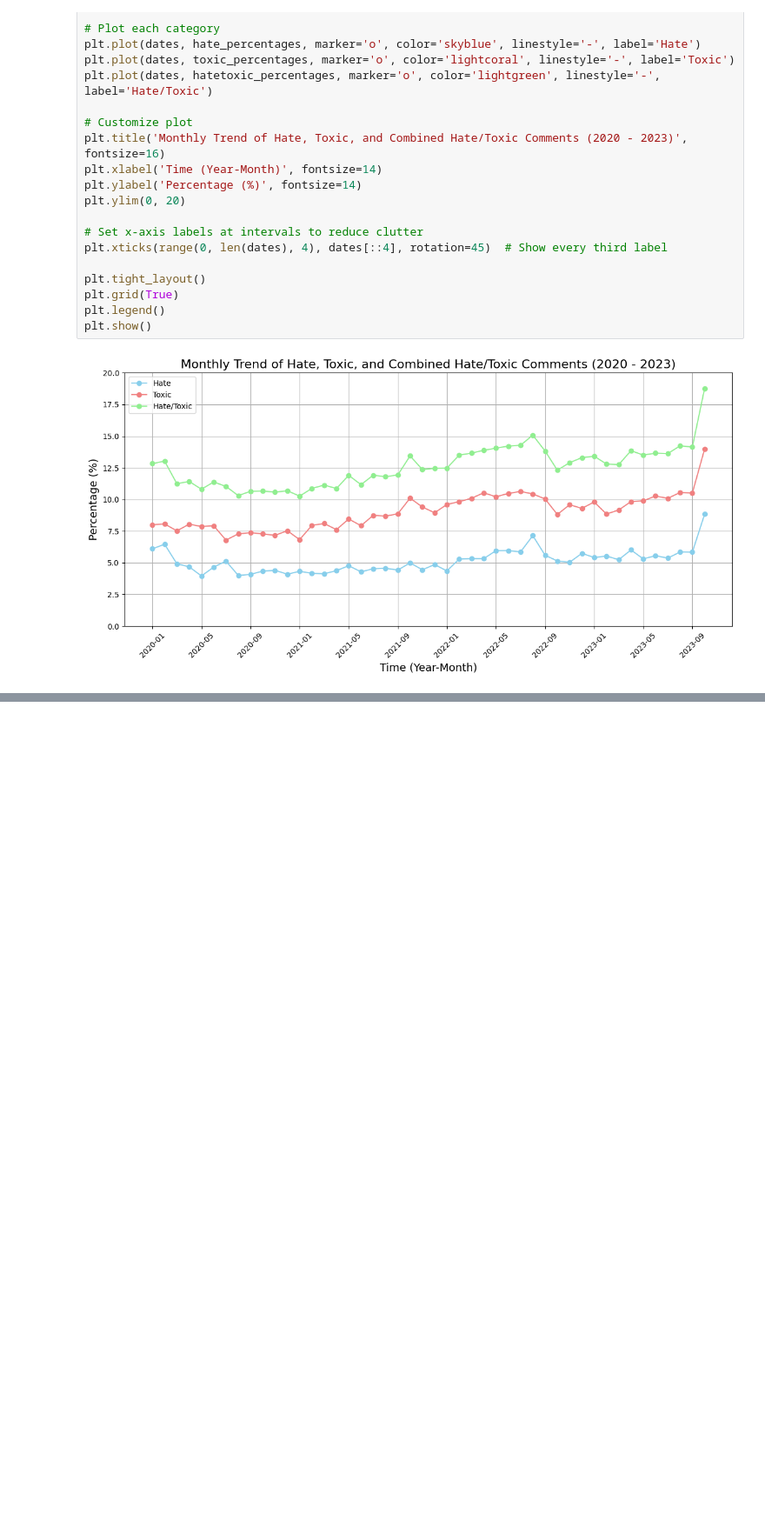
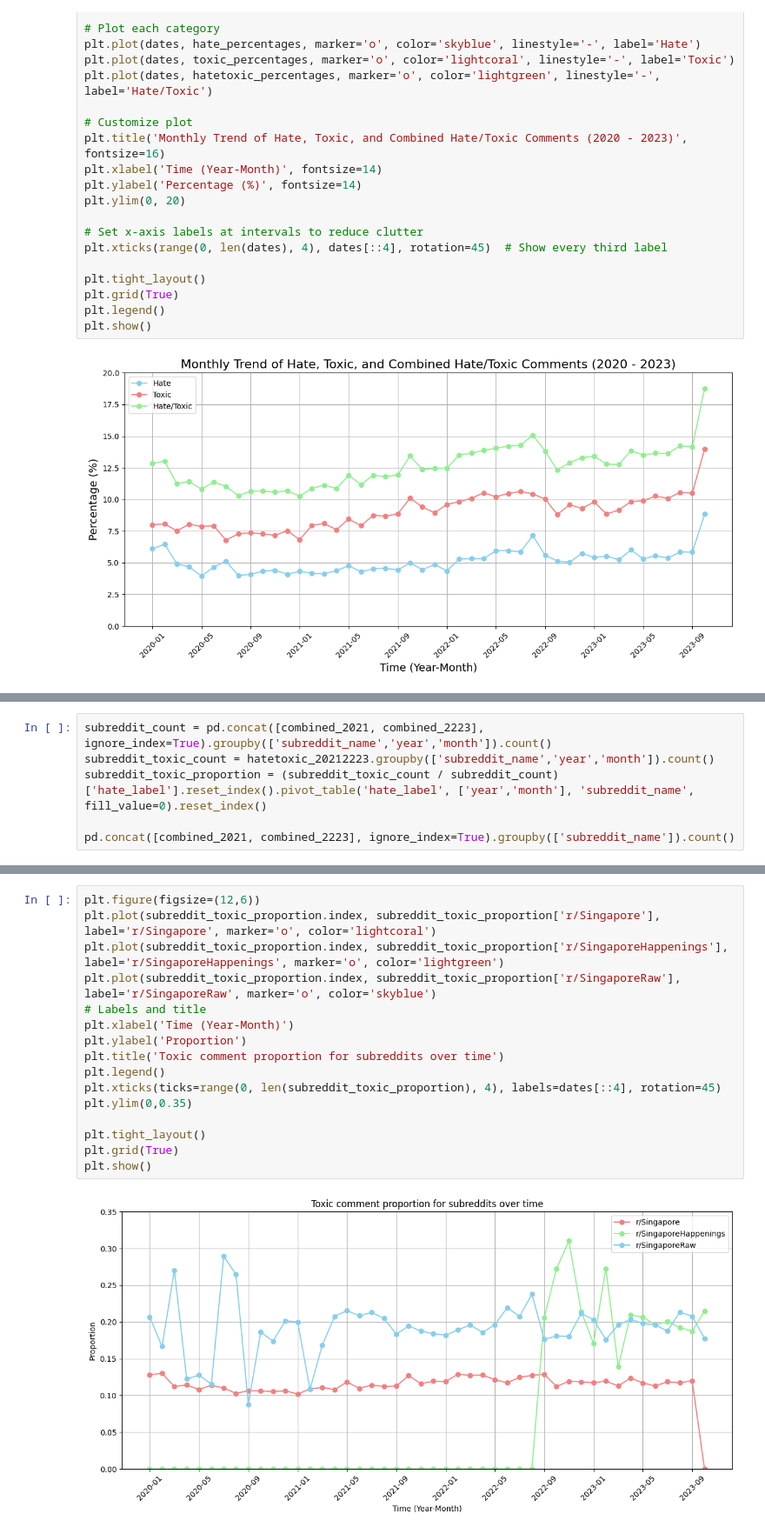
Before and after one commit to eileenlimjx/DSA4264-Project, a Jupyter notebook: hatefulness_and_toxicity_analysis.ipynb, the cells around one changed output, grey strips where cells are left out. Shown at 87% size. Drawn from its saved outputs; the diff is of its cells as text; blank space fills up the shorter version.

```diff
--- a/hatefulness_and_toxicity_analysis.ipynb
+++ b/hatefulness_and_toxicity_analysis.ipynb
@@ -164,0 +218,6 @@ plt.show()
+# %%
+subreddit_count = pd.concat([combined_2021, combined_2223], ignore_index=True).groupby(['subreddit_name','year','month']).count()
+subreddit_toxic_count = hatetoxic_20212223.groupby(['subreddit_name','year','month']).count()
+subreddit_toxic_proportion = (subreddit_toxic_count / subreddit_count)['hate_label'].reset_index().pivot_table('hate_label', ['year','month'], 'subreddit_name', fill_value=0).reset_index()
+
+pd.concat([combined_2021, combined_2223], ignore_index=True).groupby(['subreddit_name']).count()
@@ -164,0 +230,18 @@ plt.show()
+# %%
+plt.figure(figsize=(12,6))
+plt.plot(subreddit_toxic_proportion.index, subreddit_toxic_proportion['r/Singapore'], label='r/Singapore', marker='o', color='lightcoral')
+plt.plot(subreddit_toxic_proportion.index, subreddit_toxic_proportion['r/SingaporeHappenings'], label='r/SingaporeHappenings', marker='o', color='lightgreen')
+plt.plot(subreddit_toxic_proportion.index, subreddit_toxic_proportion['r/SingaporeRaw'], label='r/SingaporeRaw', marker='o', color='skyblue')
+# Labels and title
+plt.xlabel('Time (Year-Month)')
+plt.ylabel('Proportion')
+plt.title('Toxic comment proportion for subreddits over time')
+plt.legend()
+plt.xticks(ticks=range(0, len(subreddit_toxic_proportion), 4), labels=dates[::4], rotation=45)
+plt.ylim(0,0.35)
+
+plt.tight_layout()
+plt.grid(True)
+plt.show()
+# %% [output]
+[figure, added]
```
Also changed, not shown: parts of 5 cells of this notebook.
